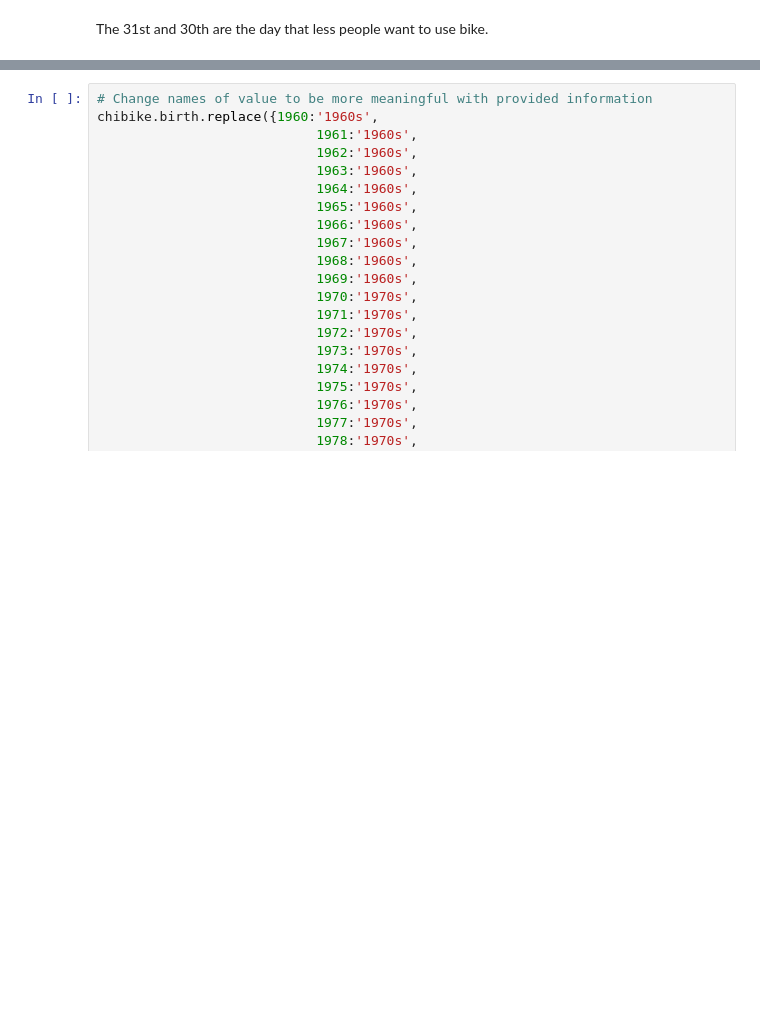
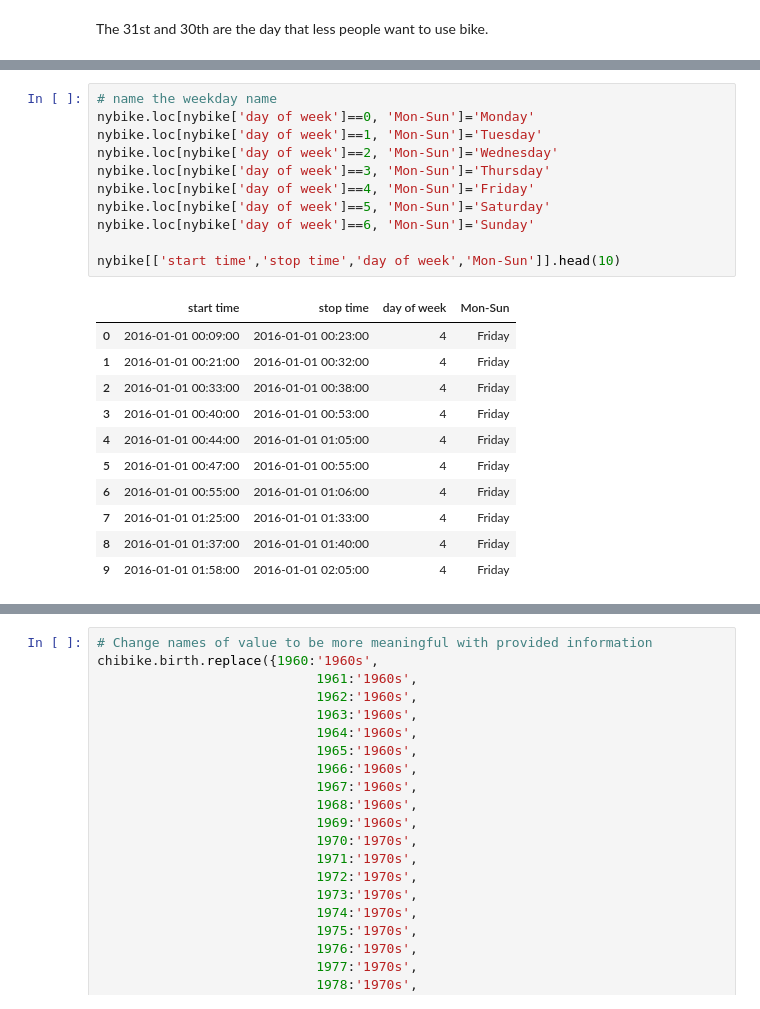
Before and after one commit to sunpark92/DAV-5400, a Jupyter notebook: SHPark_ManYang_Final Project.ipynb, the cells around one changed output, grey strips where cells are left out. Cells and saved outputs as stored; diff of their text form; blank space fills up the shorter version.

```diff
--- a/SHPark_ManYang_Final Project.ipynb
+++ b/SHPark_ManYang_Final Project.ipynb
@@ -1323,0 +1413,23 @@ We also could know people usually used this service during the weekend longer th
+# %%
+# name the weekday name
+nybike.loc[nybike['day of week']==0, 'Mon-Sun']='Monday'
+nybike.loc[nybike['day of week']==1, 'Mon-Sun']='Tuesday'
+nybike.loc[nybike['day of week']==2, 'Mon-Sun']='Wednesday'
+nybike.loc[nybike['day of week']==3, 'Mon-Sun']='Thursday'
+nybike.loc[nybike['day of week']==4, 'Mon-Sun']='Friday'
+nybike.loc[nybike['day of week']==5, 'Mon-Sun']='Saturday'
+nybike.loc[nybike['day of week']==6, 'Mon-Sun']='Sunday'
+
+nybike[['start time','stop time','day of week','Mon-Sun']].head(10)
+# %% [output]
+|  | start time | stop time | day of week | Mon-Sun |
+| 0 | 2016-01-01 00:09:00 | 2016-01-01 00:23:00 | 4 | Friday |
+| 1 | 2016-01-01 00:21:00 | 2016-01-01 00:32:00 | 4 | Friday |
+| 2 | 2016-01-01 00:33:00 | 2016-01-01 00:38:00 | 4 | Friday |
+| 3 | 2016-01-01 00:40:00 | 2016-01-01 00:53:00 | 4 | Friday |
+| 4 | 2016-01-01 00:44:00 | 2016-01-01 01:05:00 | 4 | Friday |
+| 5 | 2016-01-01 00:47:00 | 2016-01-01 00:55:00 | 4 | Friday |
+| 6 | 2016-01-01 00:55:00 | 2016-01-01 01:06:00 | 4 | Friday |
+| 7 | 2016-01-01 01:25:00 | 2016-01-01 01:33:00 | 4 | Friday |
+| 8 | 2016-01-01 01:37:00 | 2016-01-01 01:40:00 | 4 | Friday |
+| 9 | 2016-01-01 01:58:00 | 2016-01-01 02:05:00 | 4 | Friday |
```
Also changed, not shown: parts of 31 cells of this notebook.
